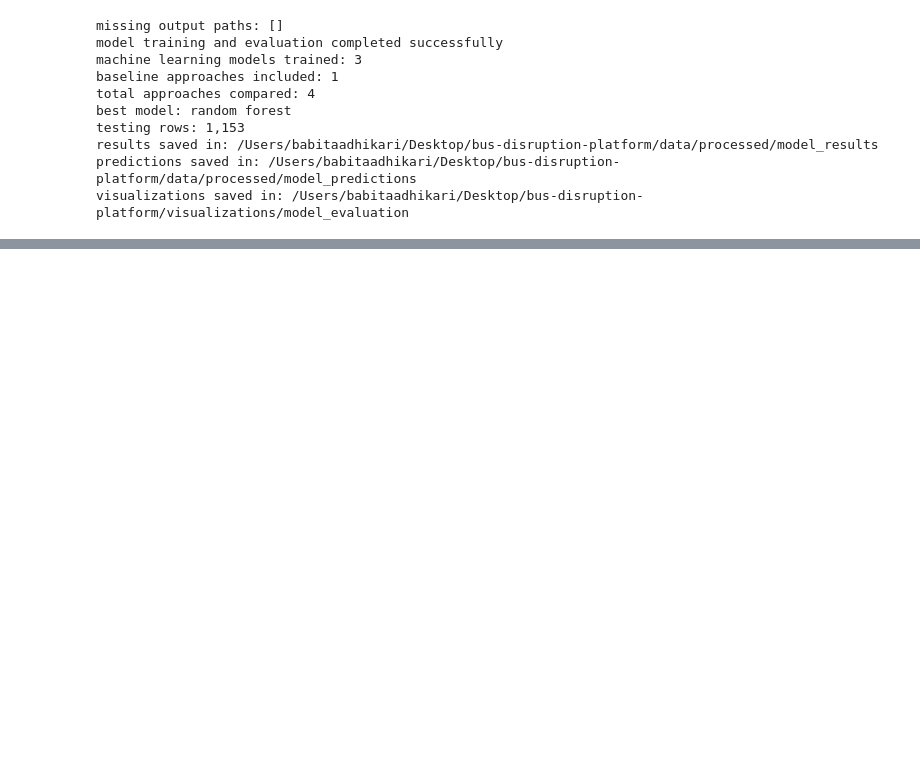
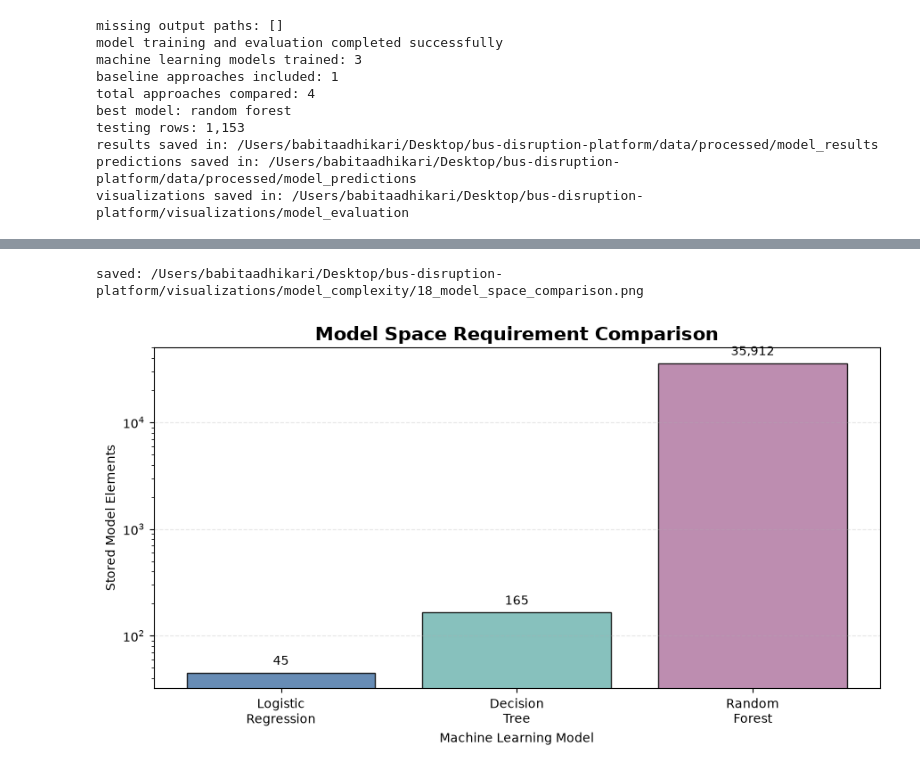
Before and after one commit to Babitaadhikari11/ST5011CEM-Bus-Disruption-Platform, a Jupyter notebook: notebooks/08_model_training_evaluation.ipynb, the cells around one changed output, grey strips where cells are left out. Cells and saved outputs as stored; diff of their text form; code cells hidden in the pictures; blank space fills up the shorter version.

```diff
--- a/notebooks/08_model_training_evaluation.ipynb
+++ b/notebooks/08_model_training_evaluation.ipynb
@@ -1088,0 +1519,67 @@ visualizations saved in: /Users/babitaadhikari/Desktop/bus-disruption-platform/v
+# %%
+# plot model storage proxy
+plt.figure(
+    figsize=(9, 5)
+)
+
+bars = plt.bar(
+    model_labels,
+    model_space_df["stored_elements"],
+    color=model_colors,
+    edgecolor="black",
+    alpha=0.85
+)
+
+plt.title(
+    "Model Space Requirement Comparison",
+    fontsize=15,
+    fontweight="bold"
+)
+
+plt.xlabel(
+    "Machine Learning Model"
+)
+
+plt.ylabel(
+    "Stored Model Elements"
+)
+
+plt.yscale(
+    "log"
+)
+
+plt.grid(
+    axis="y",
+    linestyle="--",
+    alpha=0.3
+)
+
+plt.bar_label(
+    bars,
+    labels=[
+        f"{value:,}"
+        for value in model_space_df["stored_elements"]
+    ],
+    padding=4
+)
+
+plt.tight_layout()
+
+model_space_path = (
+    complexity_folder
+    / "18_model_space_comparison.png"
+)
+
+plt.savefig(
+    model_space_path,
+    dpi=300,
+    bbox_inches="tight"
+)
+
+print("saved:", model_space_path)
+
+plt.show()
+plt.close()
+# %% [output]
+saved: /Users/babitaadhikari/Desktop/bus-disruption-platform/visualizations/model_complexity/18_model_space_comparison.png
+[figure, added]
```
Also changed, not shown: parts of 33 cells of this notebook, 54 other files.
